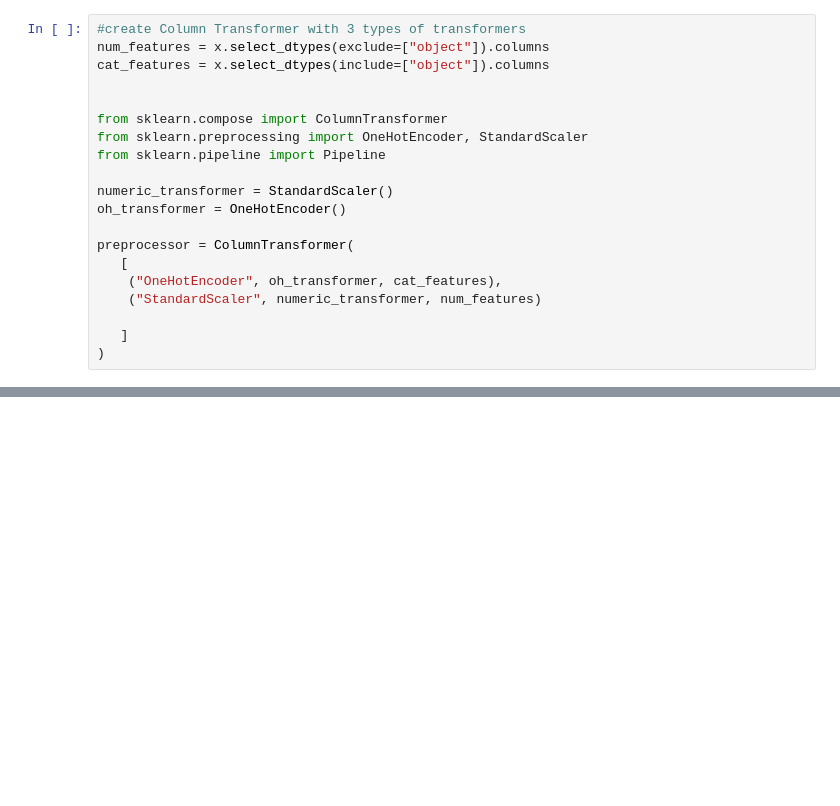
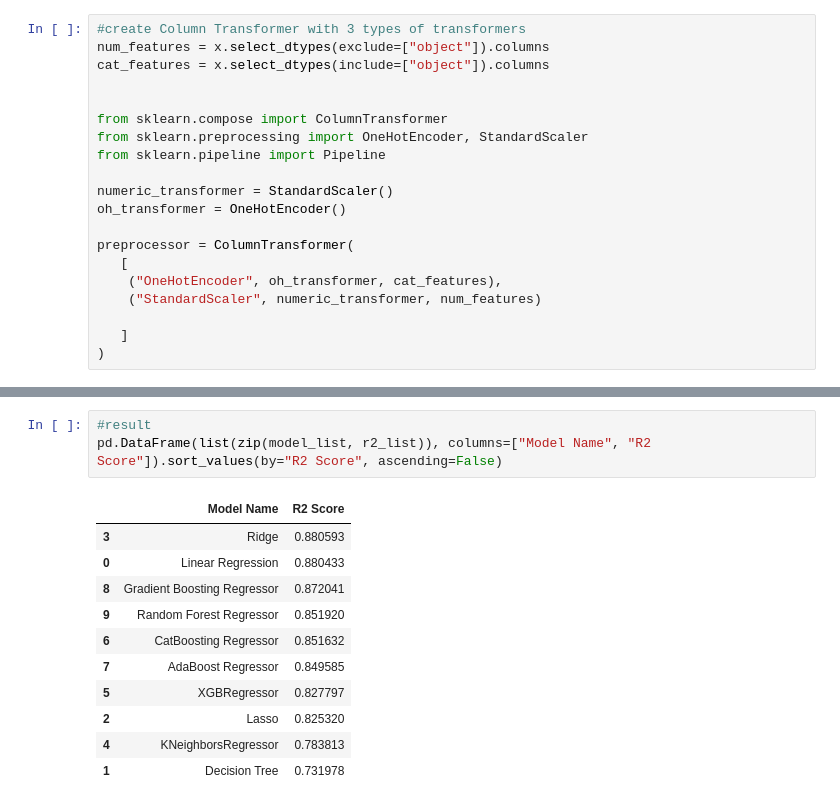
Before and after one commit to DsThakurRawat/Generic-ML, a Jupyter notebook: notebook/MODEL TRAINING.ipynb, the cells around one changed output, grey strips where cells are left out. Drawn from its saved outputs; the diff is of its cells as text; blank space fills up the shorter version.

```diff
--- a/notebook/MODEL TRAINING.ipynb
+++ b/notebook/MODEL TRAINING.ipynb
@@ -82,0 +194,15 @@ preprocessor = ColumnTransformer(
+# %%
+#result
+pd.DataFrame(list(zip(model_list, r2_list)), columns=["Model Name", "R2 Score"]).sort_values(by="R2 Score", ascending=False)
+# %% [output]
+|  | Model Name | R2 Score |
+| 3 | Ridge | 0.880593 |
+| 0 | Linear Regression | 0.880433 |
+| 8 | Gradient Boosting Regressor | 0.872041 |
+| 9 | Random Forest Regressor | 0.851920 |
+| 6 | CatBoosting Regressor | 0.851632 |
+| 7 | AdaBoost Regressor | 0.849585 |
+| 5 | XGBRegressor | 0.827797 |
+| 2 | Lasso | 0.825320 |
+| 4 | KNeighborsRegressor | 0.783813 |
+| 1 | Decision Tree | 0.731978 |
```
Also changed, not shown: parts of 10 cells of this notebook, 9 other files.
